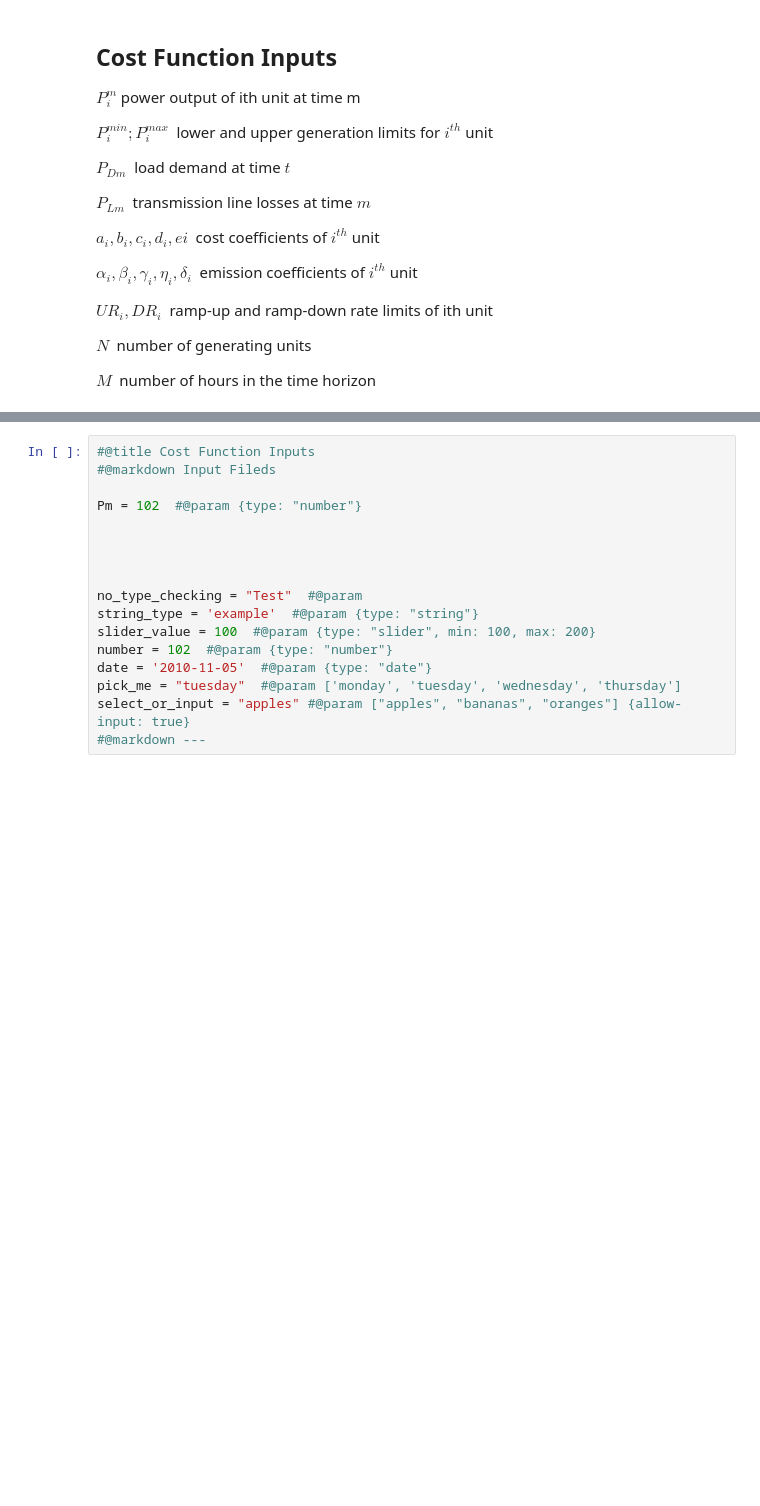
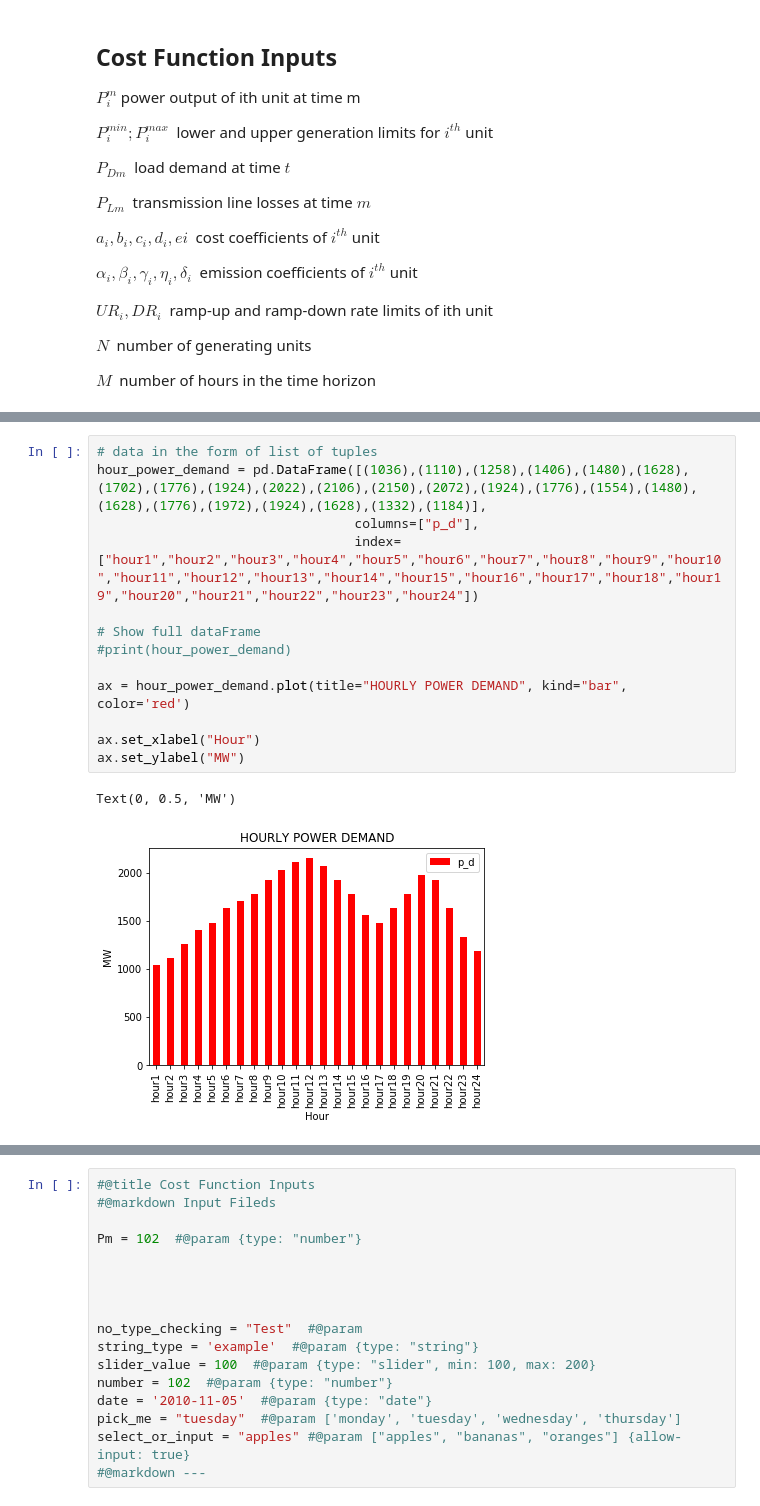
Before and after one commit to danielcregg/jupyterNotebooks, a Jupyter notebook: DEED.ipynb, the cells around one changed output, grey strips where cells are left out. Drawn from its saved outputs; the diff is of its cells as text; blank space fills up the shorter version.

Commit message:
Added power demand data

```diff
--- a/DEED.ipynb
+++ b/DEED.ipynb
@@ -57,4 +61,20 @@ generator_characteristics = pd.DataFrame([(150,470, 786.7988,38.5397,0.1524,450,
 print(generator_characteristics.loc["unit3", "d_i"])
 # %% [output]
 320
+# %%
+# data in the form of list of tuples
+hour_power_demand = pd.DataFrame([(1036),(1110),(1258),(1406),(1480),(1628),(1702),(1776),(1924),(2022),(2106),(2150),(2072),(1924),(1776),(1554),(1480),(1628),(1776),(1972),(1924),(1628),(1332),(1184)],
+                                 columns=["p_d"],
+                                 index=["hour1","hour2","hour3","hour4","hour5","hour6","hour7","hour8","hour9","hour10","hour11","hour12","hour13","hour14","hour15","hour16","hour17","hour18","hour19","hour20","hour21","hour22","hour23","hour24"])
+
+# Show full dataFrame
+#print(hour_power_demand)
+
+ax = hour_power_demand.plot(title="HOURLY POWER DEMAND", kind="bar", color='red')
+
+ax.set_xlabel("Hour")
+ax.set_ylabel("MW")
+# %% [output]
+Text(0, 0.5, 'MW')
+[figure, added]
 # %%
```
Also changed, not shown: parts of 2 cells of this notebook.
